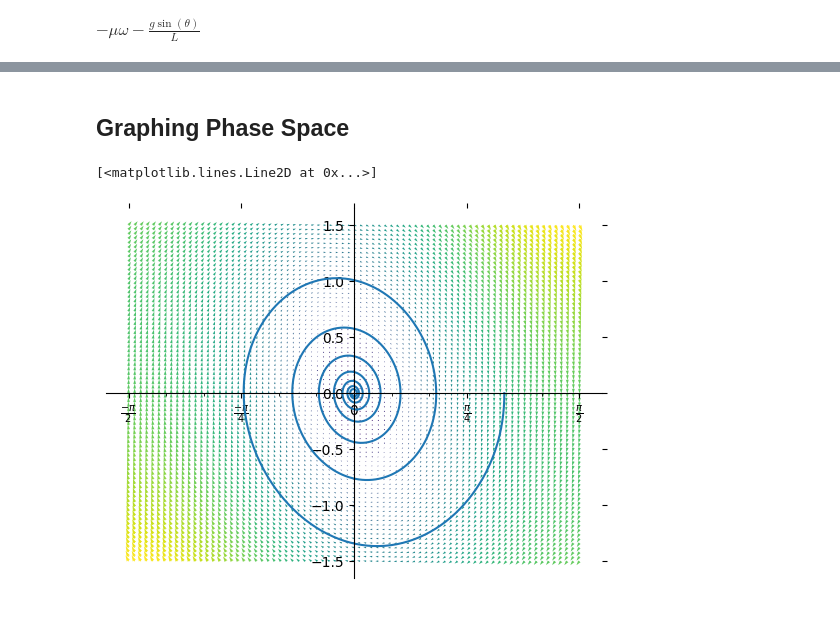
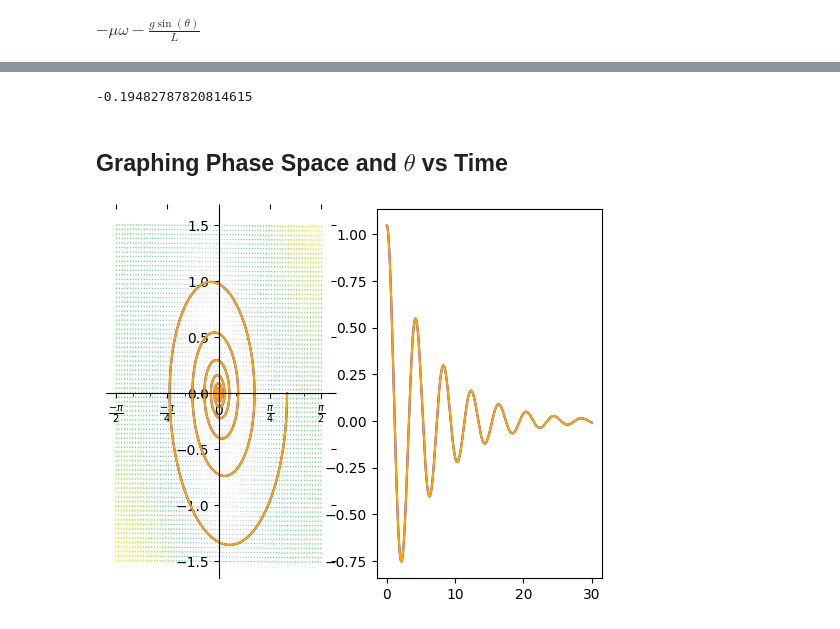
Before and after one commit to SuperSonicHub1/ode-viz, a Jupyter notebook: main.ipynb, the cells around one changed output, grey strips where cells are left out. Cells and saved outputs as stored; diff of their text form; code cells hidden in the pictures.

Commit message:
Implemented theta vs time graph, compared Euler method to RK4.

```diff
--- a/main.ipynb
+++ b/main.ipynb
@@ -53,5 +54,29 @@ theta(10)[0]
+# %%
+def theta_runge_kutta(t, theta=np.pi/3, theta_dot=0, delta=DELTA, mu=MU, g=GRAVITY, L=ELL):
+	"""
+	https://en.wikipedia.org/wiki/Runge%E2%80%93Kutta_methods
+	order-4 method
+	"""
+	thetas = [theta]
+	theta_dots = [theta_dot]
+	for time in np.arange(0, t, delta):
+		k_1 = theta_ddot_f(theta, theta_dot, mu, g, L)
+		k_2 = theta_ddot_f(theta, theta_dot + delta * k_1 / 2, mu, g, L)
+		k_3 = theta_ddot_f(theta, theta_dot + delta * k_2 / 2, mu, g, L)
+		k_4 = theta_ddot_f(theta, theta_dot + delta * k_3, mu, g, L)
+		theta += theta_dot * delta
+		theta_dot += delta / 6 * (k_1 + 2 * k_2 + 2 * k_3 + k_4)
+
+		thetas.append(theta)
+		theta_dots.append(theta_dot)
+
+	return (theta, thetas, theta_dots)
+# %%
+theta_runge_kutta(10)[0]
+# %% [output]
+-0.19482787820814615
 # %% [markdown]
-## Graphing Phase Space
+## Graphing Phase Space and $\theta$ vs Time
 # %%
 # theta, theta_dot
 X, Y = np.meshgrid(
@@ -68,21 +91,22 @@ import matplotlib.pyplot as plt
 # %%
 # %matplotlib tk
-ax = plt.subplot()
+fig, (ax_phase, ax_time) = plt.subplots(nrows=1, ncols=2)
+
 # Lots of plot formatting
-
 # https://stackoverflow.com/a/31558968
 # https://stackoverflow.com/a/34711742
+
 # Move left y-axis and bottom x-axis to (0,0)
-ax.spines['left'].set_position('zero')
-ax.spines['bottom'].set_position('zero')
+ax_phase.spines['left'].set_position('zero')
+ax_phase.spines['bottom'].set_position('zero')
 
 # Eliminate upper and right axes
-ax.spines['right'].set_visible(False)
-ax.spines['top'].set_visible(False)
+ax_phase.spines['right'].set_visible(False)
+ax_phase.spines['top'].set_visible(False)
 
 # Show ticks in the left and lower axes only
-ax.xaxis.set_tick_params(bottom='on', top='off')
-ax.yaxis.set_tick_params(left='on', right='off')
+ax_phase.xaxis.set_tick_params(bottom='on', top='off')
+ax_phase.yaxis.set_tick_params(left='on', right='off')
 
 # Multiples of pi for theta
 # https://stackoverflow.com/a/53586826
@@ -92,38 +116,42 @@ def multiple_formatter(denominator=4, number=np.pi, latex='\pi'):
             a, b = b, a%b
         return a
     def _multiple_formatter(x, pos):
         den = denominator
         num = int(np.rint(den*x/number))
         com = gcd(num,den)
         (num,den) = (int(num/com),int(den/com))
         if den==1:
             if num==0:
                 return r'$0$'
             if num==1:
                 return r'$%s$'%latex
             elif num==-1:
                 return r'$-%s$'%latex
             else:
                 return r'$%s%s$'%(num,latex)
         else:
             if num==1:
                 return r'$\frac{%s}{%s}$'%(latex,den)
             elif num==-1:
                 return r'$\frac{-%s}{%s}$'%(latex,den)
             else:
                 return r'$\frac{%s%s}{%s}$'%(num,latex,den)
     return _multiple_formatter
 
-ax.xaxis.set_major_locator(plt.MultipleLocator(np.pi / 4))
-ax.xaxis.set_minor_locator(plt.MultipleLocator(np.pi / 12))
-ax.xaxis.set_major_formatter(plt.FuncFormatter(multiple_formatter()))
+ax_phase.xaxis.set_major_locator(plt.MultipleLocator(np.pi / 4))
+ax_phase.xaxis.set_minor_locator(plt.MultipleLocator(np.pi / 12))
+ax_phase.xaxis.set_major_formatter(plt.FuncFormatter(multiple_formatter()))
 
 # Draw phase space velocity arrows
-ax.quiver(X, Y, U, V, M)
+ax_phase.quiver(X, Y, U, V, M)
 # Draw path through phase space
 T = 30
-_, thetas, theta_dots = theta(T)
-ax.plot(thetas[:-1], theta_dots[:-1])
+_, thetas_eu, theta_dots_eu = theta_euler(T)
+ax_phase.plot(thetas_eu, theta_dots_eu, color="blue")
+_, thetas_rk, theta_dots_rk = theta_runge_kutta(T)
+ax_phase.plot(thetas_rk, theta_dots_rk, color="orange")
+
+ax_time.plot(np.arange(0, T, DELTA), thetas_eu[:-1], color="blue")
+_ = ax_time.plot(np.arange(0, T, DELTA), thetas_rk[:-1], color="orange")
 # %% [output]
-[<matplotlib.lines.Line2D at 0x...>]
-[figure, old version]
+[figure, new version]
```
Also changed, not shown: parts of 6 cells of this notebook.
